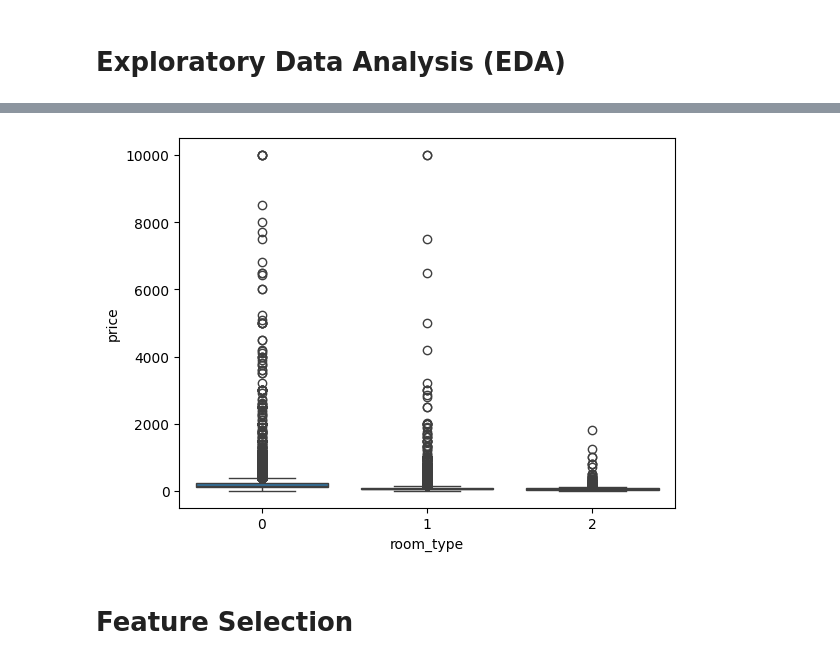
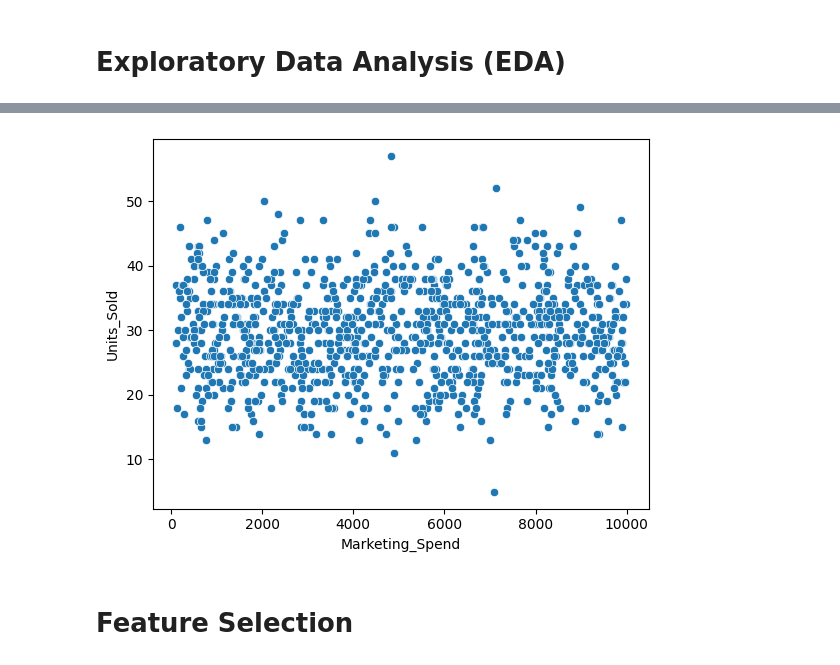
Before and after one commit to HazemmoAlsady/-End-to-End-Predictive-Analytics-Project, a Jupyter notebook: Airbnb_Project.ipynb, the cells around one changed output, grey strips where cells are left out. Cells and saved outputs as stored; diff of their text form; code cells hidden in the pictures.

```diff
--- a/Airbnb_Project.ipynb
+++ b/Airbnb_Project.ipynb
@@ -70,4 +65,2 @@ df.describe()
 # %% [markdown]
 # **Data Preprocessing**
-# %%
-df.drop(['id', 'name', 'host_name', 'last_review'], axis=1, inplace=True)
@@ -83,2 +66,0 @@ df.head()
-# %%
-df['reviews_per_month'].fillna(0, inplace=True)
@@ -92,9 +79,16 @@ For example, when doing 'df[col].method(value, inplace=True)', try using 'df.met
+# %%
+df['Date'] = pd.to_datetime(df['Date'], dayfirst=True)
+
+df['Day'] = df['Date'].dt.day
+df['Month'] = df['Date'].dt.month
+
+df.drop('Date', axis=1, inplace=True)
 # %%
 from sklearn.preprocessing import LabelEncoder
 
 encoder = LabelEncoder()
 
-for col in ['neighbourhood_group', 'neighbourhood', 'room_type']:
+for col in ['Product_Category', 'Customer_Segment']:
     df[col] = encoder.fit_transform(df[col])
 # %% [markdown]
 # **Exploratory Data Analysis (EDA)**
@@ -108,8 +103,8 @@ plt.show()
 # %%
-sns.boxplot(x='room_type', y='price', data=df)
+sns.scatterplot(x='Marketing_Spend', y='Units_Sold', data=df)
 plt.show()
 # %% [output]
-[figure, old version]
+[figure, new version]
 # %% [markdown]
 # **Feature Selection**
 # %%
```
Also changed, not shown: parts of 18 cells of this notebook.
